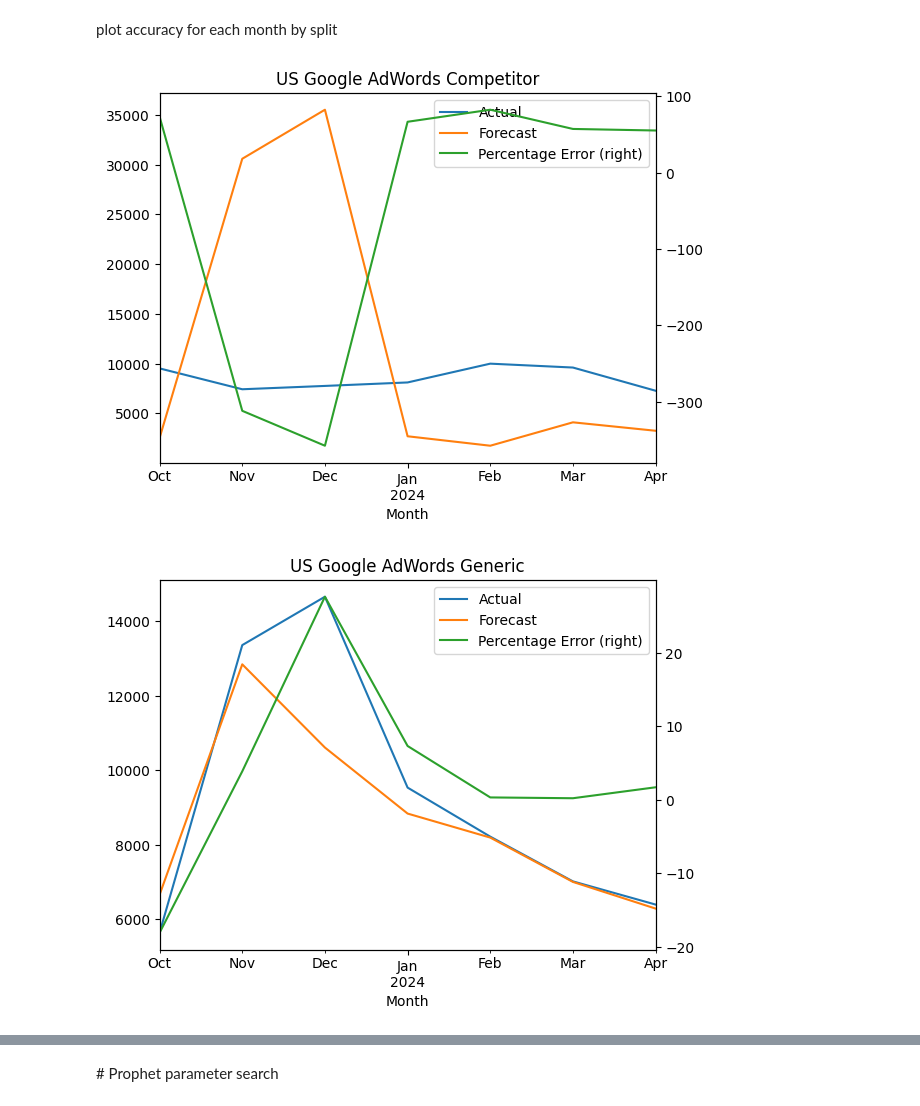
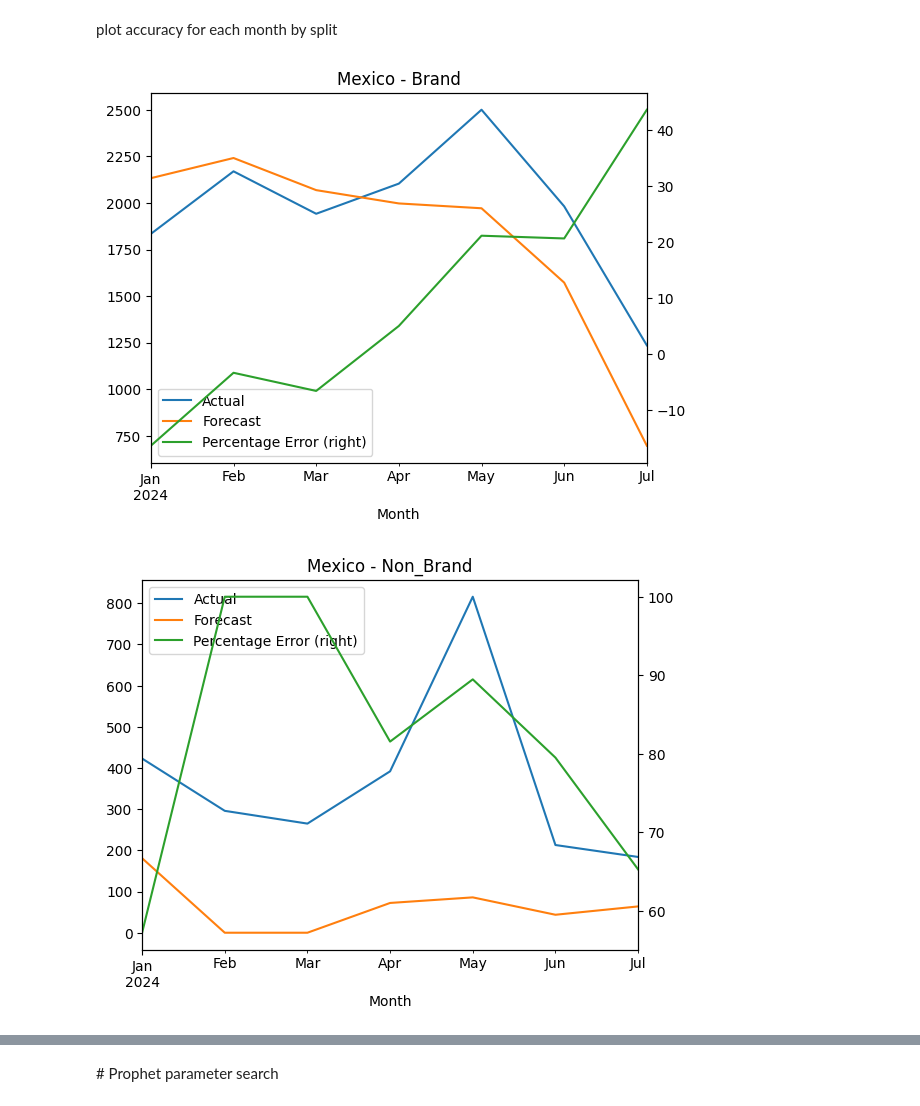
Before and after one commit to JJRinconGroupM/GroupM_US_Offshore_Hub_Savant, a Jupyter notebook: All Regions/Account type/mx/24 Sep Update/MX - 2 Train & Test.ipynb, the cells around one changed output, grey strips where cells are left out. Saved outputs shown, nothing was run; the diff lists cells and outputs as text; code cells hidden in the pictures.

Commit message:
Solve Accuracy.py issue woth double function def

```diff
--- a/All Regions/Account type/mx/24 Sep Update/MX - 2 Train & Test.ipynb
+++ b/All Regions/Account type/mx/24 Sep Update/MX - 2 Train & Test.ipynb
@@ -65,7 +65,7 @@ query data
 # %% [markdown]
 ## Load historical data
 # %%
-df = pd.read_csv(daily_df_out_path)
+df = pd.read_csv(daily_df_out_path,index_col=0)
 df.ds = pd.to_datetime(df.ds) # ensure ds is date_time type
 # %%
 df.head()
@@ -153,10 +150,9 @@ Christmas = pd.DataFrame({
     'upper_window': 1
 })
 
-custom_holidays = pd.concat(( Blackfriday, CyberMon, Valentines, Mothers, Independence, Labor, Christmas))
+custom_holidays_MX = pd.concat(( Blackfriday, CyberMon, Valentines, Mothers, Independence, Labor, Christmas))
 
-
-customized_holidays = {'US':custom_holidays}
+customized_holidays = {'Mexico':custom_holidays_MX}
 # %% [markdown]
 # Accuracy based on previous refresh
 # %% [markdown]
@@ -165,4 +161,4 @@ customized_holidays = {'US':custom_holidays}
 create accuracy table for each split
 # %%
 NewAccuracyCalc = new_repo.Accuracy.AccuracyCalculator()
-new_accuracy_df = NewAccuracyCalc.CalculateAccuracy(cuts_df = new_cuts_df, df = df, breakdown_ls = query_item_list, customized_holidays = customized_holidays)
+new_accuracy_df = NewAccuracyCalc.CalculateAccuracy(cuts_df = cuts_df, df = df, breakdown_ls = query_item_list, customized_holidays = customized_holidays)
@@ -199,7 +184,7 @@ Breakdown: 'market' = 'US' & 'account_type' = 'Bing Ads' & 'funnel' = 'Brand'
 # %% [markdown]
 plot accuracy for each month by split
 # %%
-new_repo.Accuracy.PlotAccuracyCharts(accuracy_df, cuts_df, query_item_list)
+new_repo.Accuracy.PlotAccuracyCharts(accuracy_df = new_accuracy_df, cuts_df = cuts_df, query_item_list = query_item_list)
 # %% [output]
-[figure, old version]
+[figure, new version]
-[figure, old version]
+[figure, new version]
```
Also changed, not shown: parts of 9 cells of this notebook, 3 other files.
